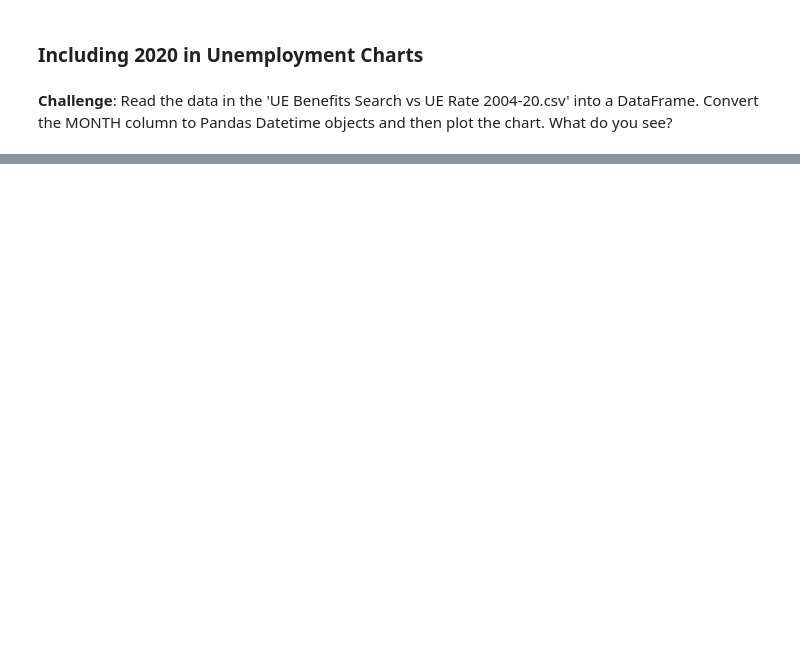
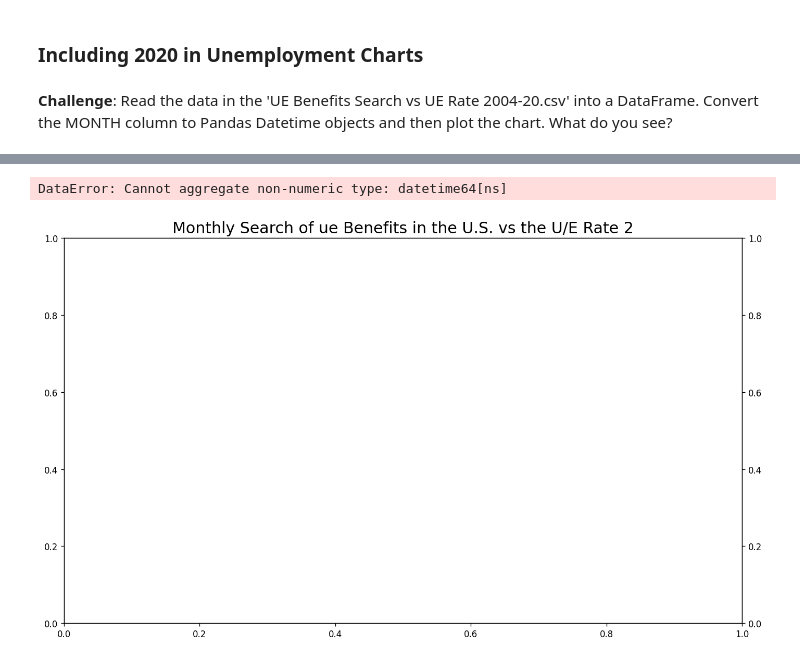
Before and after one commit to J-Bills/day_75, a Jupyter notebook: Google Trends Data Viz (start)/Google Trends and Data Visualisation (start).ipynb, the cells around one changed output, grey strips where cells are left out. Cells and saved outputs as stored; diff of their text form; code cells hidden in the pictures; blank space fills up the shorter version.

```diff
--- a/Google Trends Data Viz (start)/Google Trends and Data Visualisation (start).ipynb
+++ b/Google Trends Data Viz (start)/Google Trends and Data Visualisation (start).ipynb
@@ -410,3 +484,8 @@ ax2.plot(btc_search_df.MONTH, btc_search_df.BTC_NEWS_SEARCH, marker='o')
 ### Including 2020 in Unemployment Charts
 # %% [markdown]
 **Challenge**: Read the data in the 'UE Benefits Search vs UE Rate 2004-20.csv' into a DataFrame. Convert the MONTH column to Pandas Datetime objects and then plot the chart. What do you see?
+# %%
+ue_df = pd.read_csv('UE Benefits Search vs UE Rate 2004-20.csv')
+ue_df.MONTH = pd.to_datetime(ue_df.MONTH, format='%Y-%m')
+
+print(ue_df)
@@ -412,0 +507,29 @@ ax2.plot(btc_search_df.MONTH, btc_search_df.BTC_NEWS_SEARCH, marker='o')
+# %%
+plt.figure(figsize=(14,8), dpi=120)
+plt.title('Monthly Search of ue Benefits in the U.S. vs the U/E Rate 2', fontsize=18)
+
+ax1.set_ylabel('FRED U/E Rate', fontsize=14)
+
+ue_df.set_index('MONTH', inplace=True)
+
+ax1.set_ylim([ue_df.UNRATE.min(), ue_df.UNRATE.max()])
+ax1.set_xlim([ue_df.index.min(), ue_df.index.max()])
+
+ax2.set_ylim([ue_df['UE_BENEFITS_WEB_SEARCH'].min(), ue_df['UE_BENEFITS_WEB_SEARCH'].max()])
+
+ax1 = plt.gca() # get current axis
+ax2 = ax1.twinx()
+
+
+
+
+roll_df = ue_df.rolling(window=6).mean()
+roll_df.fillna(0)
+
+ax1.plot(roll_df.index, roll_df.UNRATE, color='red', linestyle='dashed')
+
+
+ax2.plot(ue_df.index, ue_df.UE_BENEFITS_WEB_SEARCH)
+# %% [output]
+DataError: Cannot aggregate non-numeric type: datetime64[ns]
+[figure, added]
```
Also changed, not shown: parts of 4 cells of this notebook.
